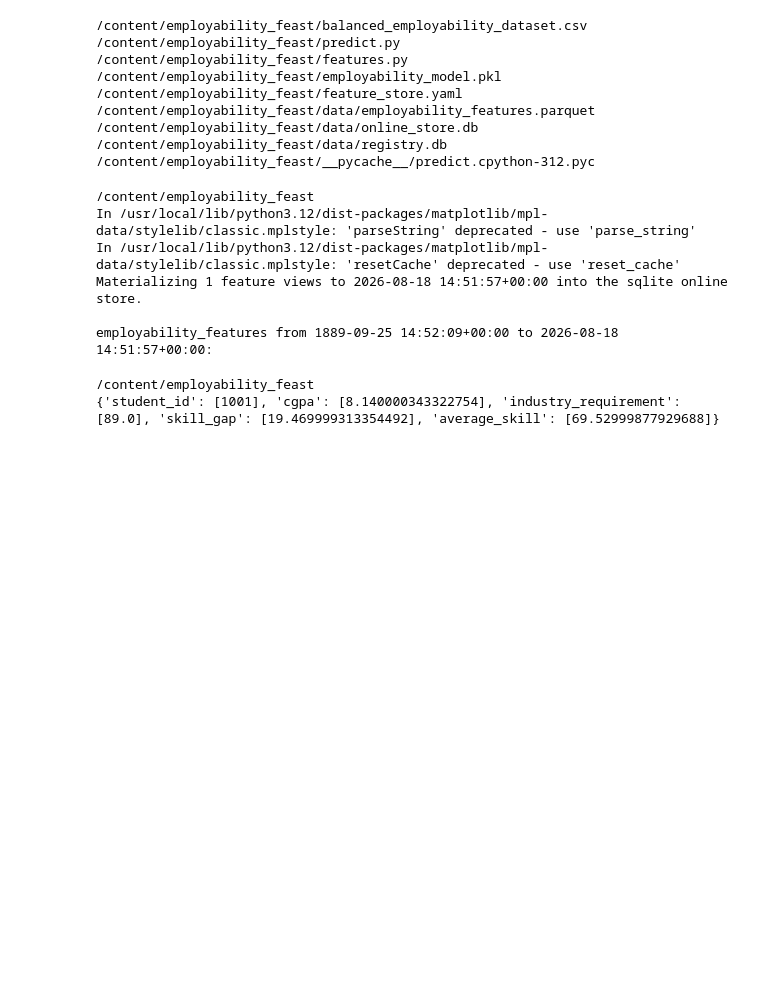
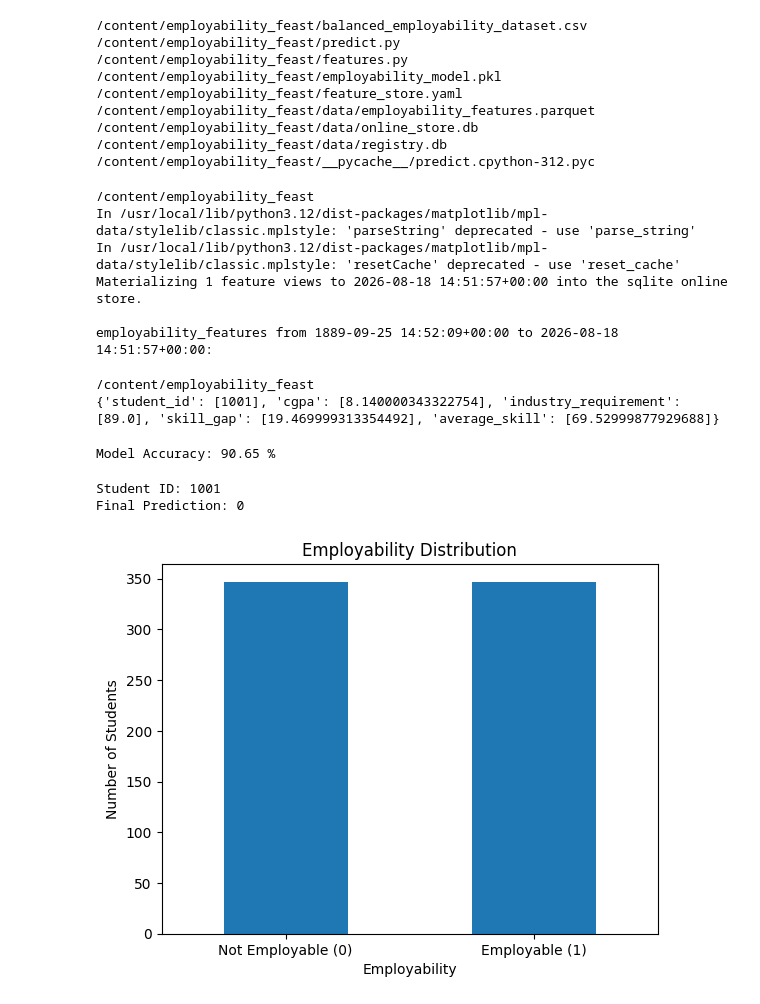
Before and after one commit to Geetanjali501/231FA04501_ML-OPS, a Jupyter notebook: MLops_Feast_cla-1.ipynb, the cells around one changed output. Drawn from its saved outputs; the diff is of its cells as text; code cells hidden in the pictures; blank space fills up the shorter version.

```diff
--- a/MLops_Feast_cla-1.ipynb
+++ b/MLops_Feast_cla-1.ipynb
@@ -1094,3 +1094,53 @@ print(features)
 # %% [output]
 /content/employability_feast
 {'student_id': [1001], 'cgpa': [8.140000343322754], 'industry_requirement': [89.0], 'skill_gap': [19.469999313354492], 'average_skill': [69.52999877929688]}
+# %%
+from sklearn.model_selection import train_test_split
+from sklearn.ensemble import RandomForestClassifier
+from sklearn.metrics import accuracy_score
+
+# Use the prepared feature dataset
+X = feature_df.drop(columns=["student_id", "event_timestamp", "created_timestamp"])
+y = label_df["employability"]
+
+X_train, X_test, y_train, y_test = train_test_split(
+    X, y, test_size=0.2, random_state=42, stratify=y
+)
+
+model = RandomForestClassifier(
+    n_estimators=100,
+    random_state=42
+)
+
+model.fit(X_train, y_train)
+
+y_pred = model.predict(X_test)
+
+accuracy = accuracy_score(y_test, y_pred)
+
+print("Model Accuracy:", round(accuracy * 100, 2), "%")
+# %% [output]
+Model Accuracy: 90.65 %
+# %%
+# Final prediction using the first student's features
+sample = X.iloc[[0]]
+
+prediction = model.predict(sample)[0]
+
+print("Student ID:", df.iloc[0]["student_id"])
+print("Final Prediction:", prediction)
+# %% [output]
+Student ID: 1001
+Final Prediction: 0
+# %%
+import matplotlib.pyplot as plt
+
+# Plot 1: Employability Distribution
+df["employability"].value_counts().sort_index().plot(kind="bar")
+plt.title("Employability Distribution")
+plt.xlabel("Employability")
+plt.ylabel("Number of Students")
+plt.xticks([0, 1], ["Not Employable (0)", "Employable (1)"], rotation=0)
+plt.show()
+# %% [output]
+[figure, added]
```
Also changed, not shown: parts of 1 cell of this notebook.
